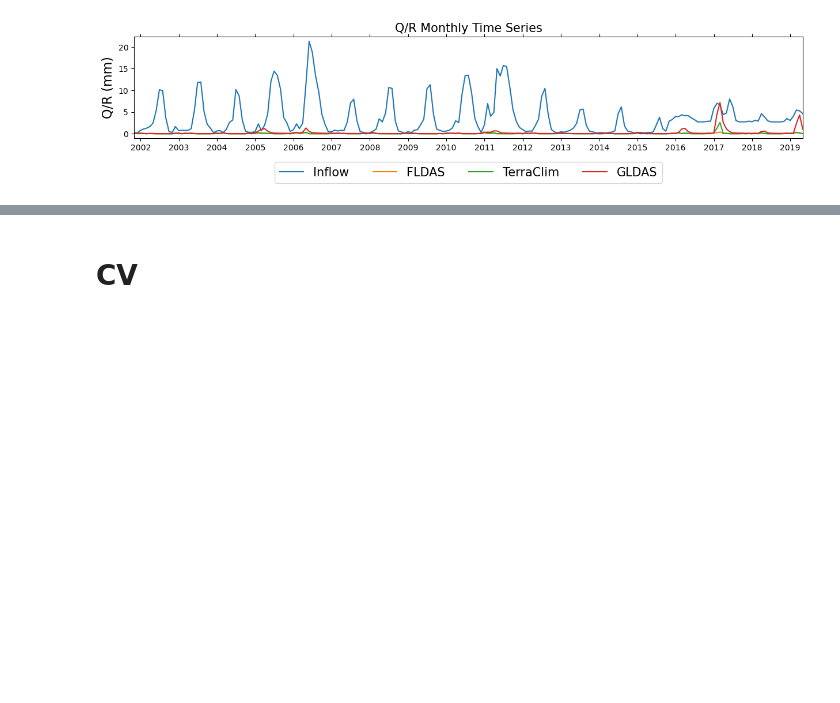
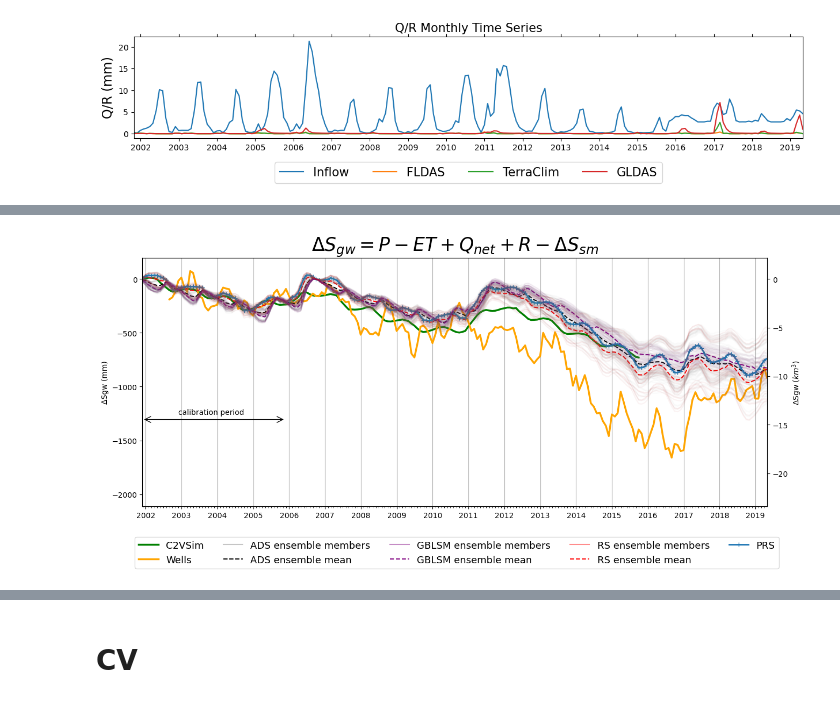
Before and after one commit to kashingtonDC/kaweah, a Jupyter notebook: code/05_Figures_kaweah.ipynb, the cells around one changed output, grey strips where cells are left out. Saved outputs shown, nothing was run; the diff lists cells and outputs as text; code cells hidden in the pictures; blank space fills up the shorter version.

```diff
--- a/code/05_Figures_kaweah.ipynb
+++ b/code/05_Figures_kaweah.ipynb
@@ -702,0 +809,82 @@ make_plots(rdf/ 55000 * 1e6, rcoldict, var = "Q/R")
+# %%
+# Add the 8mo and 12mo moving averages
+wells_ds['gws_km3_12'] = wells_ds['gws_km3'].rolling(12).mean()
+wells_ds['gws_km3_8'] = wells_ds['gws_km3'].rolling(8).mean()
+# %%
+# Take C2vsim relative to startdate of RS-based ensemble
+c2vsim_subset = c2vsim.loc[wbdf.index[startidx]:,:]
+offset = c2vsim.loc[wbdf.index[startidx]:,:].iloc[0].values
+overlap = c2vsim_subset - offset
+# %%
+# Plot
+plt.style.use('default')
+fig, ax1 = plt.subplots(figsize = (15,6))
+
+# Transparent dummy plot for the mm axis
+ax1.plot(c2vsim.index, c2vsim['Cum_end_stor_km3']/ 55000 * 1e6, color="darkorange",alpha = 0, linewidth = 1.5,label = "Wells")
+
+ax1.set_ylabel('ΔSgw (mm)')
+
+ax1.grid(axis = 'x')
+
+# Second axis for Km^3
+ax2 = ax1.twinx()
+
+# Plot c2vsim
+ax2.plot(overlap.index, overlap['Cum_end_stor_km3'], color="green", linewidth = 2.5,label = "C2VSim")
+
+# plot wells
+ax2.plot(wells_ds.index, wells_ds['gws_km3_8'], color="orange", linewidth = 2.5,label = "Wells")
+
+
+# Plot all
+ax2.plot(dsens_rs[0], alpha = 0.45, color = 'gray', label = 'ADS ensemble members')
+ax2.plot(dsens[0].index,np.nanmean(np.vstack(dsens), axis = 0),color = 'black',linestyle = "--", alpha = 1, label = 'ADS ensemble mean' )
+
+# Plot LSM
+ax2.plot(np.nanmean(np.vstack(dsens_lsm)), alpha = 0.45, color = 'purple', label = 'GBLSM ensemble members')
+ax2.plot(dsens_rs[0].index,np.nanmean(np.vstack(dsens_lsm), axis = 0),color ='purple', linestyle = "--", alpha = 1, label = 'GBLSM ensemble mean')
+
+# Plot RS
+ax2.plot(np.nanmean(np.vstack(dsens_rs)), alpha = 0.45, color = 'red', label = 'RS ensemble members')
+ax2.plot(dsens_rs[0].index,np.nanmean(np.vstack(dsens_rs), axis = 0),color ='red', linestyle = "--", alpha = 1, label = 'RS ensemble mean')
+
+# Plot optimal
+ax2.plot(ds_opt, label = 'PRS', marker = "+",linewidth = 2)
+
+# Formatting
+ax2.set_ylabel('ΔSgw ($km^3$)') # Label km3
+align_yaxis([ax1,ax2]) # Align the twin axes
+
+# plot all ensembles
+for d in dsens:
+    ax2.plot(d, alpha = 0.03, color = 'gray')
+
+# plot all LSM ensembles
+for d in dsens_lsm:
+    ax2.plot(d, alpha = 0.03, color = 'purple')
+
+# plot all RS ensembles
+for d in dsens_rs:
+    ax2.plot(d, alpha = 0.03, color = 'red')
+
+
+# Add calibration period label
+ax2.annotate('',verticalalignment="center",xy=(.0001, .35), xytext=(calibration_period/ len(ds_opt.dropna())*0.8,.35), xycoords='axes fraction',arrowprops=dict(arrowstyle='<->'),fontsize=20)
+ax2.annotate('calibration period',xy=(.001, .37), xytext=(calibration_period/ len(ds_opt.dropna())/5,.37), xycoords='axes fraction')
+
+# Format year / month ticks
+ax2.xaxis.set_major_locator(mdates.YearLocator())# Major ticks every year.
+ax2.xaxis.set_minor_locator(mdates.MonthLocator()) # Minor ticks every month.
+ax2.xaxis.set_major_formatter(mdates.DateFormatter('%Y'))# Text in the x axis will be displayed in 'YYYY' format.
+ax2.set_xlim(ds_opt.dropna().index[0], ds_opt.dropna().index[-1] )
+
+# Title
+ax2.set_title("$\Delta S_{gw} = P - ET + Q_{net} + R - \Delta S_{sm}$", size = 25)
+
+# Align axes to 0
+align_yaxis([ax1,ax2])
+
+plt.legend(loc='lower left', ncol = 5, bbox_to_anchor=(-0.02, -0.27),
+               fancybox=True,  prop={'size': 13})
+# %% [output]
@@ -702,0 +892 @@ make_plots(rdf/ 55000 * 1e6, rcoldict, var = "Q/R")
+[figure, added]
```
Also changed, not shown: parts of 19 cells of this notebook.
